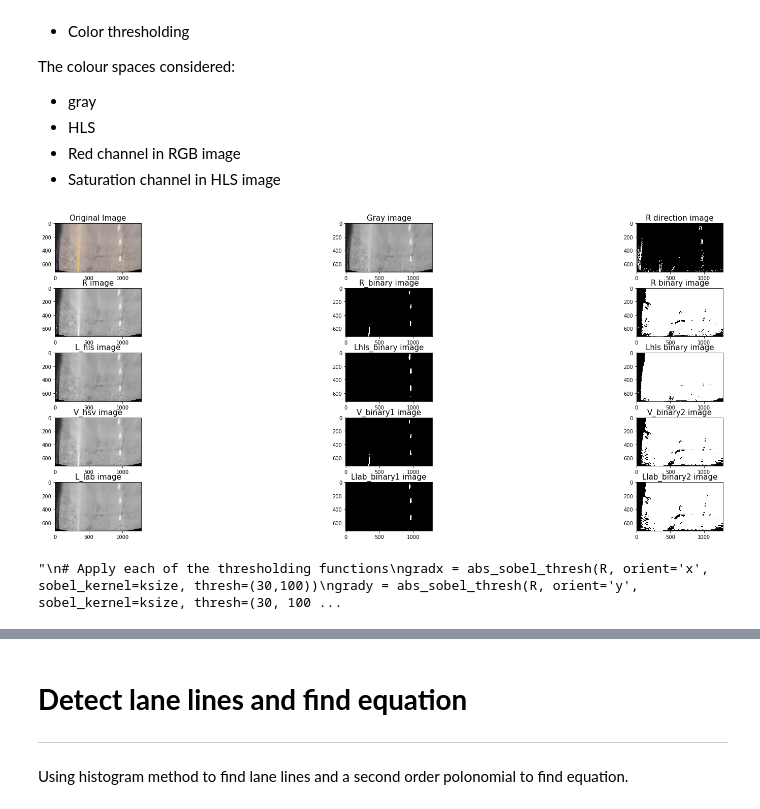
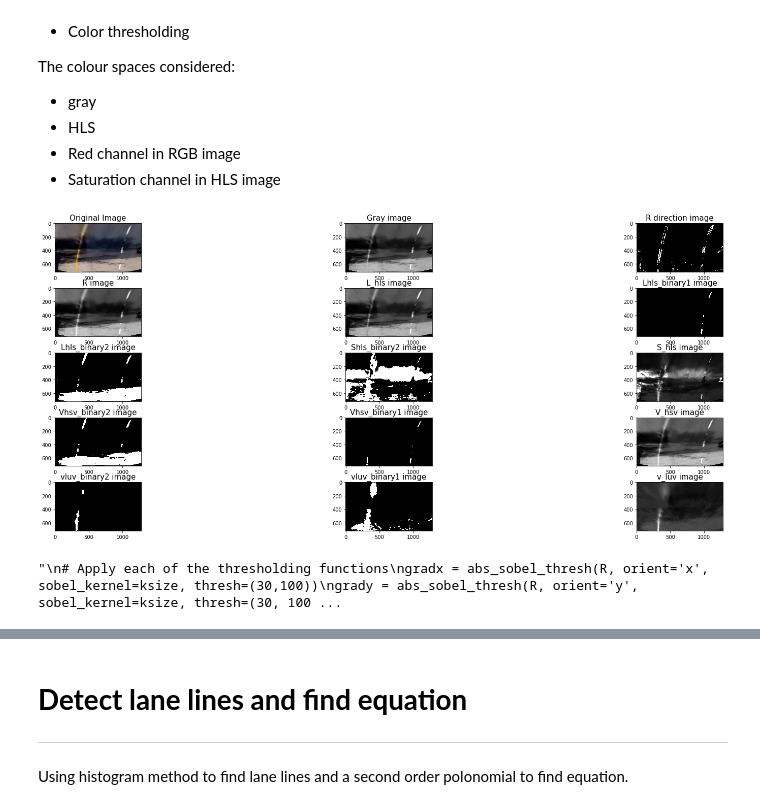
Before and after one commit to iceabella/Advanced-Lane-Finding, a Jupyter notebook: AdvancedLaneLines.ipynb, the cells around one changed output, grey strips where cells are left out. Saved outputs shown, nothing was run; the diff lists cells and outputs as text; code cells hidden in the pictures.

```diff
--- a/AdvancedLaneLines.ipynb
+++ b/AdvancedLaneLines.ipynb
@@ -148,12 +148,11 @@ ax2.set_title('Undistorted Image', fontsize=30)
 The perspective transform is based on a lane images with straight lines. In these images, points on the lane lines were chosen as source points.
 # %%
 # Read in an image
-img = mpimg.imread('test_images/extra1.jpg')
+img = mpimg.imread('test_images/test5.jpg')
 #img = mpimg.imread('test_images/test6.jpg')
 
 # Perform image undistortion
 undist_img = cv2.undistort(img, mtx, dist, None, mtx)
-
 ref_right = 940 # reference value for right lane marking
 ref_left = 340 # reference value for left lane marking
 
@@ -296,6 +295,7 @@ gray = cv2.cvtColor(image,cv2.COLOR_RGB2GRAY)
 HLS = cv2.cvtColor(image,cv2.COLOR_RGB2HLS)
 HSV = cv2.cvtColor(image,cv2.COLOR_RGB2HSV)
 Lab = cv2.cvtColor(image,cv2.COLOR_RGB2Lab)
+Luv = cv2.cvtColor(image, cv2.COLOR_RGB2Luv)
 H_hls = HLS[:,:,0]
 L_hls = HLS[:,:,1]
 S_hls = HLS[:,:,2]
@@ -308,15 +308,23 @@ V_hsv = HSV[:,:,2]
 L_lab = Lab[:,:,0]
 a_lab = Lab[:,:,1]
 b_lab = Lab[:,:,2]
+L_luv = Luv[:,:,0]
+u_luv = Luv[:,:,1]
+v_luv = Luv[:,:,2]
 
 R_binary1 = binary_S(R,(230,255))
 R_binary2 = binary_S(R,(150,255))
 Lhls_binary1 = binary_S(L_hls,(200,255))
 Lhls_binary2 = binary_S(L_hls,(130,255))
-V_binary1 = binary_S(V_hsv,(230,255))
-V_binary2 = binary_S(V_hsv,(150,255))
-Llab_binary1 = binary_S(L_lab,(210,255))
+Vhsv_binary1 = binary_S(V_hsv,(220,255))
+Vhsv_binary2 = binary_S(V_hsv,(150,255))
+Llab_binary1 = binary_S(L_lab,(230,255))
 Llab_binary2 = binary_S(L_lab,(150,255))
+Shls_binary1 = binary_S(S_hls,(100,255))
+Shls_binary2 = binary_S(S_hls,(40,255))
+vluv_binary1 = binary_S(255/262*(v_luv+140),(30,255))
+vluv_binary2 = binary_S(255/262*(v_luv+140),(40,255))
+#print(np.amax(b_lab))
 
 dir_binary = abs_sobel_thresh(R, orient='x', sobel_kernel=ksize, thresh=(30,100))
 
@@ -333,48 +341,65 @@ axes[0,2].set_title('R direction image', fontsize=15)
 
 axes[1,0].imshow(R, cmap='gray')
 axes[1,0].set_title('R image', fontsize=15) # best for yellow on light surface
-axes[1,1].imshow(R_binary1,cmap='gray')
-axes[1,1].set_title('R_binary image',fontsize=15)
-axes[1,2].imshow(R_binary2,cmap='gray')
-axes[1,2].set_title('R binary image',fontsize=15)
+#axes[1,1].imshow(R_binary1,cmap='gray')
+#axes[1,1].set_title('R_binary image',fontsize=15)
+#axes[1,2].imshow(R_binary2,cmap='gray')
+#axes[1,2].set_title('R binary image',fontsize=15)
 #axes[1,1].imshow(G,cmap='gray')
 #axes[1,1].set_title('G image',fontsize=15)
 #axes[1,2].imshow(B,cmap='gray')
 #axes[1,2].set_title('B image',fontsize=15)
+axes[1,1].imshow(L_hls,cmap='gray')
+axes[1,1].set_title('L_hls image',fontsize=15)
+axes[1,2].imshow(Lhls_binary1,cmap='gray')
+axes[1,2].set_title('Lhls_binary1 image',fontsize=15)
 
+#axes[2,0].imshow(v_luv,cmap='gray')
+#axes[2,0].set_title('v_luv image',fontsize=15)
 #axes[2,0].imshow(H_hls,cmap='gray')
 #axes[2,0].set_title('H_hls image',fontsize=15)
-axes[2,0].imshow(L_hls,cmap='gray')
-axes[2,0].set_title('L_hls image',fontsize=15)
-axes[2,1].imshow(Lhls_binary1,cmap='gray')
-axes[2,1].set_title('Lhls_binary image',fontsize=15)
-axes[2,2].imshow(Lhls_binary2,cmap='gray')
-axes[2,2].set_title('Lhls binary image',fontsize=15)
-#axes[2,2].imshow(S_hls,cmap='gray')
-#axes[2,2].set_title('S_hls image',fontsize=15) # good to detect yellow on light surface
+#axes[2,1].imshow(L_hls,cmap='gray')
+#axes[2,1].set_title('L_hls image',fontsize=15)
+#axes[2,1].imshow(Lhls_binary1,cmap='gray')
+#axes[2,1].set_title('Lhls_binary image',fontsize=15)
+#axes[2,2].imshow(Lhls_binary2,cmap='gray')
+#axes[2,2].set_title('Lhls binary image',fontsize=15)
+axes[2,0].imshow(Lhls_binary2,cmap='gray')
+axes[2,0].set_title('Lhls_binary2 image',fontsize=15) # good to detect yellow on light surface
+axes[2,1].imshow(Shls_binary2,cmap='gray')
+axes[2,1].set_title('Shls_binary2 image',fontsize=15) # good to detect yellow on light surface
+axes[2,2].imshow(S_hls,cmap='gray')
+axes[2,2].set_title('S_hls image',fontsize=15) # good to detect yellow on light surface
 
 #axes[3,0].imshow(H_hsv,cmap='gray')
 #axes[3,0].set_title('H_hsv image',fontsize=15)
 #axes[3,1].imshow(S_hsv,cmap='gray')
 #axes[3,1].set_title('S_hsv image',fontsize=15)
-axes[3,0].imshow(V_hsv,cmap='gray')
-axes[3,0].set_title('V_hsv image',fontsize=15) # best for yellow on light surface
-axes[3,1].imshow(V_binary1,cmap='gray')
-axes[3,1].set_title('V_binary1 image',fontsize=15) # best for yellow on light surface
-axes[3,2].imshow(V_binary2,cmap='gray')
-axes[3,2].set_title('V_binary2 image',fontsize=15) # best for yellow on light surface
+axes[3,2].imshow(V_hsv,cmap='gray')
+axes[3,2].set_title('V_hsv image',fontsize=15) # best for yellow on light surface
+#axes[3,1].imshow(V_binary1,cmap='gray')
+#axes[3,1].set_title('V_binary1 image',fontsize=15) # best for yellow on light surface
+axes[3,0].imshow(Vhsv_binary2,cmap='gray')
+axes[3,0].set_title('Vhsv_binary2 image',fontsize=15) # best for yellow on light surface
+axes[3,1].imshow(Vhsv_binary1,cmap='gray')
+axes[3,1].set_title('Vhsv_binary1 image',fontsize=15) # best for yellow on light surface
 
-axes[4,0].imshow(L_lab,cmap='gray')
-axes[4,0].set_title('L_lab image',fontsize=15)
-axes[4,1].imshow(Llab_binary1,cmap='gray')
-axes[4,1].set_title('Llab_binary1 image',fontsize=15)
-axes[4,2].imshow(Llab_binary2,cmap='gray')
-axes[4,2].set_title('Llab_binary2 image',fontsize=15)
+#axes[4,0].imshow(L_lab,cmap='gray')
+#axes[4,0].set_title('L_lab image',fontsize=15)
+#axes[4,1].imshow(Llab_binary1,cmap='gray')
+#axes[4,1].set_title('Llab_binary1 image',fontsize=15)
+#axes[4,2].imshow(Llab_binary2,cmap='gray')
+#axes[4,2].set_title('Llab_binary2 image',fontsize=15)
+
+axes[4,0].imshow(vluv_binary2,cmap='gray')
+axes[4,0].set_title('vluv_binary2 image',fontsize=15)
+axes[4,1].imshow(vluv_binary1,cmap='gray')
+axes[4,1].set_title('vluv_binary1 image',fontsize=15)
 
 #axes[4,1].imshow(a_lab,cmap='gray')
 #axes[4,1].set_title('a_lab image',fontsize=15)
-#axes[4,2].imshow(b_lab,cmap='gray')
-#axes[4,2].set_title('b_lab image',fontsize=15)
+axes[4,2].imshow(v_luv,cmap='gray')
+axes[4,2].set_title('v_luv image',fontsize=15)
 #axes[2,1].imshow(color_binary,cmap='gray')
 #axes[2,1].set_title('Color binary image',fontsize=15)
 #plt.subplots_adjust(left=0., right=1, top=0.9, bottom=0.)
@@ -382,7 +407,9 @@ plt.show()
 
 # Combine thresholding functions
 combined = np.zeros_like(dir_binary)
-combined[((dir_binary == 1) & (R_binary1 == 1))| ((dir_binary == 1) & (R_binary2 == 1))|((R_binary1==1)&(R_binary2==1))] = 1
+#combined[((dir_binary == 1) & (R_binary1 == 1))| ((dir_binary == 1) & (R_binary2 == 1))|((R_binary1==1)&(R_binary2==1))] = 1
+combined[((Shls_binary2 == 1)&(vluv_binary1==1)&(dir_binary==1))|((Shls_binary1 ==1)&(Vhsv_binary1==1)&(vluv_binary2==1)) |
+        (Lhls_binary1==1)|((Lhls_binary2==1)&(Vhsv_binary2==1)&(dir_binary==1))] = 1
 
 plt.imshow(combined,cmap='gray')
 
@@ -415,32 +442,32 @@ axes[0,1].imshow(combined,cmap='gray')
 axes[0,1].set_title('Combined image',fontsize=15)
 axes[0,2].imshow(gradx, cmap='gray')
 axes[0,2].set_title('Grad x R image', fontsize=15)
 
 axes[1,0].imshow(gradxS, cmap='gray')
 axes[1,0].set_title('Grad x S image', fontsize=15)
 axes[1,1].imshow(grady,cmap='gray')
 axes[1,1].set_title('Grad y R image',fontsize=15)
 axes[1,2].imshow(gradyS,cmap='gray')
 axes[1,2].set_title('Grad y S image',fontsize=15)
 
 axes[2,0].imshow(mag_binary,cmap='gray')
 axes[2,0].set_title('Magnitude R image',fontsize=15)
 axes[2,1].imshow(mag_binaryS,cmap='gray')
 axes[2,1].set_title('Magnitude S image',fontsize=15)
 axes[2,2].imshow(dir_binary,cmap='gray')
 axes[2,2].set_title('Gradient direction R image',fontsize=15)
 
 axes[3,0].imshow(dir_binaryS,cmap='gray')
 axes[3,0].set_title('Gradient direction S image',fontsize=15)
 axes[3,1].imshow(s_binary,cmap='gray')
 axes[3,1].set_title('S binary image',fontsize=15)
 axes[3,2].imshow(color_binary,cmap='gray')
 axes[3,2].set_title('Color binary image',fontsize=15)
 #axes[2,1].imshow(color_binary,cmap='gray')
 #axes[2,1].set_title('Color binary image',fontsize=15)
 #plt.subplots_adjust(left=0., right=1, top=0.9, bottom=0.)
 plt.show()
 '''
 # %% [output]
-[figure, old version]
+[figure, new version]
 "\n# Apply each of the thresholding functions\ngradx = abs_sobel_thresh(R, orient='x', sobel_kernel=ksize, thresh=(30,100))\ngrady = abs_sobel_thresh(R, orient='y', sobel_kernel=ksize, thresh=(30, 100 ...
```
Also changed, not shown: parts of 18 cells of this notebook.
